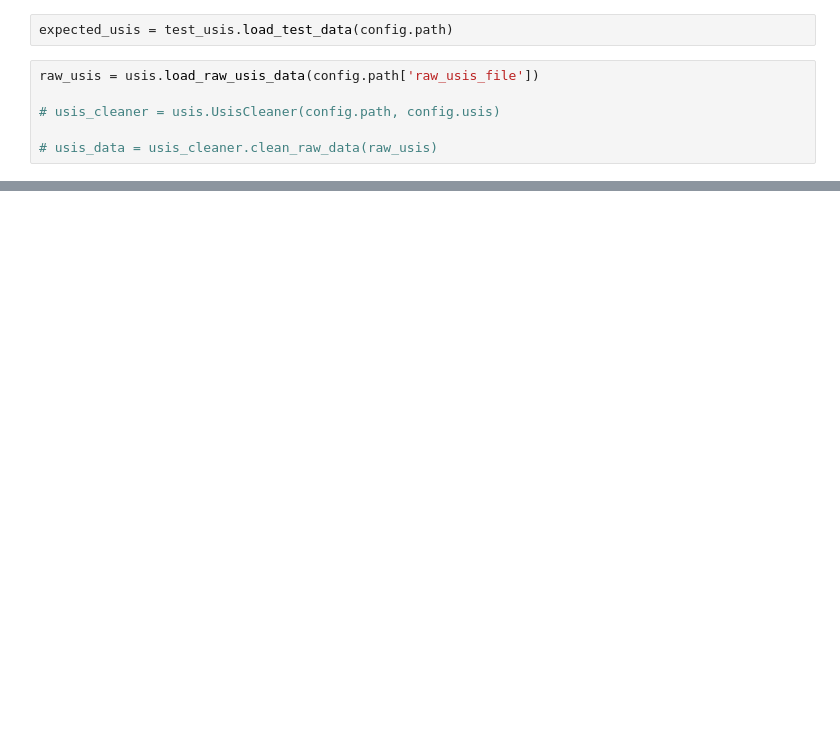
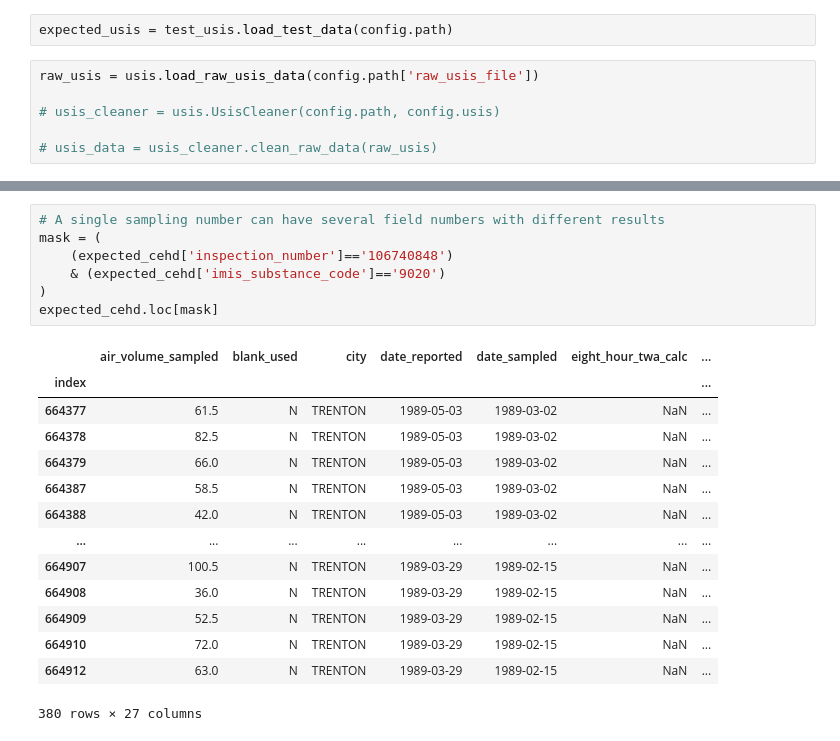
Before and after one commit to jkvasnicka/ht-occupational-plus, a Jupyter notebook: USIS_cleaning.ipynb, the cells around one changed output, grey strips where cells are left out. Drawn from its saved outputs; the diff is of its cells as text; blank space fills up the shorter version.

```diff
--- a/USIS_cleaning.ipynb
+++ b/USIS_cleaning.ipynb
@@ -43,0 +191,22 @@ raw_usis = usis.load_raw_usis_data(config.path['raw_usis_file'])
+# %%
+# A single sampling number can have several field numbers with different results
+mask = (
+    (expected_cehd['inspection_number']=='106740848')
+    & (expected_cehd['imis_substance_code']=='9020')
+)
+expected_cehd.loc[mask]
+# %% [output]
+|  | air_volume_sampled | blank_used | city | date_reported | date_sampled | eight_hour_twa_calc | ... |
+| index |  |  |  |  |  |  | ... |
+| 664377 | 61.5 | N | TRENTON | 1989-05-03 | 1989-03-02 | NaN | ... |
+| 664378 | 82.5 | N | TRENTON | 1989-05-03 | 1989-03-02 | NaN | ... |
+| 664379 | 66.0 | N | TRENTON | 1989-05-03 | 1989-03-02 | NaN | ... |
+| 664387 | 58.5 | N | TRENTON | 1989-05-03 | 1989-03-02 | NaN | ... |
+| 664388 | 42.0 | N | TRENTON | 1989-05-03 | 1989-03-02 | NaN | ... |
+| ... | ... | ... | ... | ... | ... | ... | ... |
+| 664907 | 100.5 | N | TRENTON | 1989-03-29 | 1989-02-15 | NaN | ... |
+| 664908 | 36.0 | N | TRENTON | 1989-03-29 | 1989-02-15 | NaN | ... |
+| 664909 | 52.5 | N | TRENTON | 1989-03-29 | 1989-02-15 | NaN | ... |
+| 664910 | 72.0 | N | TRENTON | 1989-03-29 | 1989-02-15 | NaN | ... |
+| 664912 | 63.0 | N | TRENTON | 1989-03-29 | 1989-02-15 | NaN | ... |
+380 rows × 27 columns
```
Also changed, not shown: parts of 18 cells of this notebook, 2 other files.
